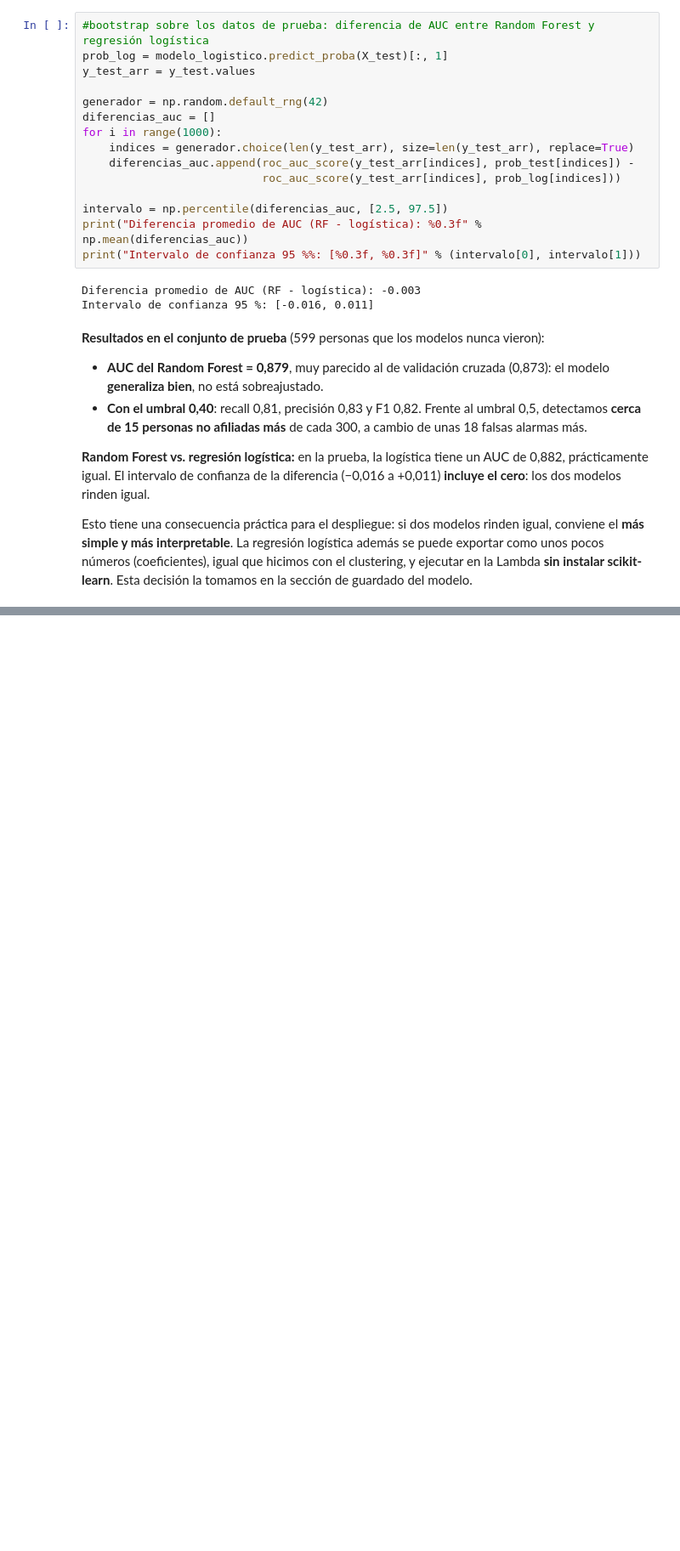
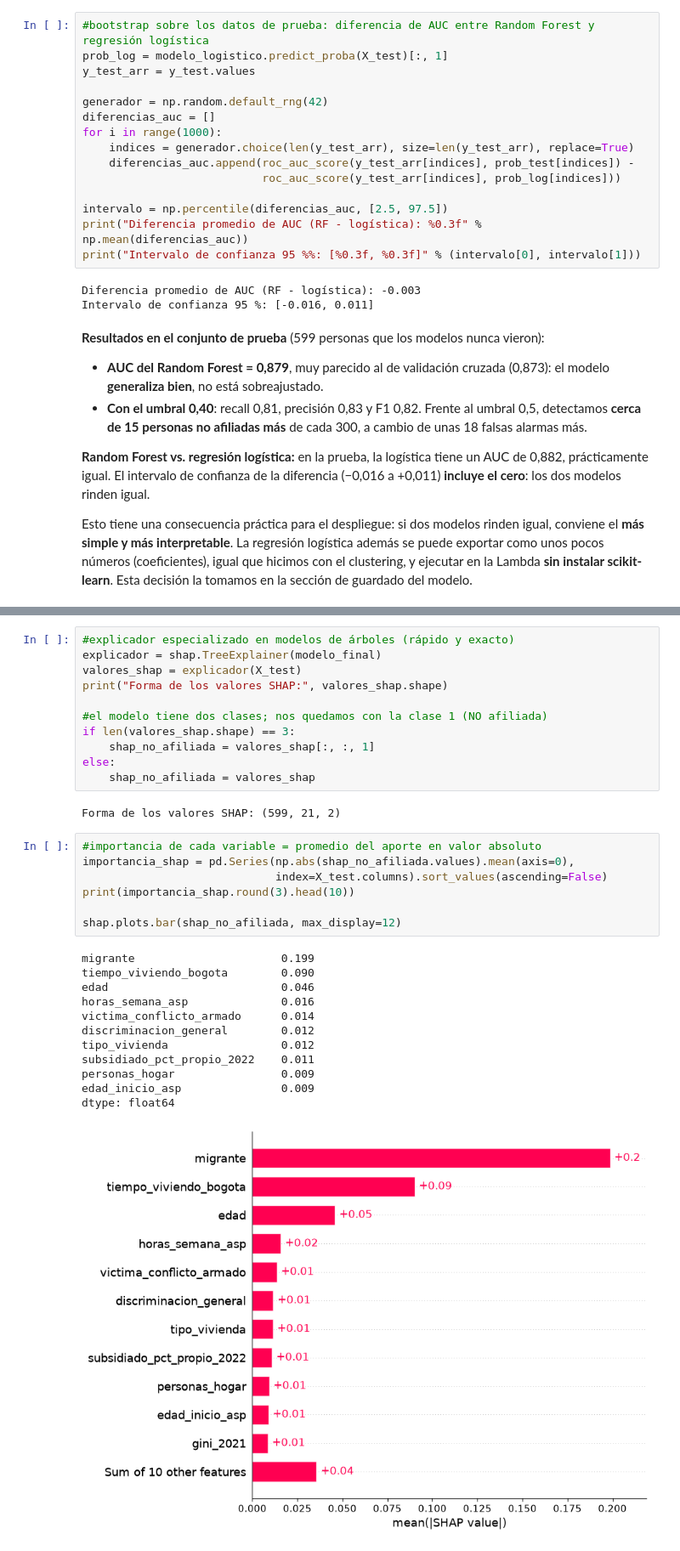
Before and after one commit to lezlynossa-oss/proyecto-integrador-quinto, a Jupyter notebook: MachineLearning/01_modelo_afiliacion_salud.ipynb, the cells around one changed output, grey strips where cells are left out. Shown at 85% size. Cells and saved outputs as stored; diff of their text form; blank space fills up the shorter version.

Commit message:
ML: interpretabilidad con SHAP y modelo de migrantes

```diff
--- a/MachineLearning/01_modelo_afiliacion_salud.ipynb
+++ b/MachineLearning/01_modelo_afiliacion_salud.ipynb
@@ -521,0 +537,33 @@ Esto tiene una consecuencia práctica para el despliegue: si dos modelos rinden
+# %%
+#explicador especializado en modelos de árboles (rápido y exacto)
+explicador = shap.TreeExplainer(modelo_final)
+valores_shap = explicador(X_test)
+print("Forma de los valores SHAP:", valores_shap.shape)
+
+#el modelo tiene dos clases; nos quedamos con la clase 1 (NO afiliada)
+if len(valores_shap.shape) == 3:
+    shap_no_afiliada = valores_shap[:, :, 1]
+else:
+    shap_no_afiliada = valores_shap
+# %% [output]
+Forma de los valores SHAP: (599, 21, 2)
+# %%
+#importancia de cada variable = promedio del aporte en valor absoluto
+importancia_shap = pd.Series(np.abs(shap_no_afiliada.values).mean(axis=0),
+                             index=X_test.columns).sort_values(ascending=False)
+print(importancia_shap.round(3).head(10))
+
+shap.plots.bar(shap_no_afiliada, max_display=12)
+# %% [output]
+migrante                      0.199
+tiempo_viviendo_bogota        0.090
+edad                          0.046
+horas_semana_asp              0.016
+victima_conflicto_armado      0.014
+discriminacion_general        0.012
+tipo_vivienda                 0.012
+subsidiado_pct_propio_2022    0.011
+personas_hogar                0.009
+edad_inicio_asp               0.009
+dtype: float64
+[figure, added]
```
Also changed, not shown: parts of 7 cells of this notebook.
